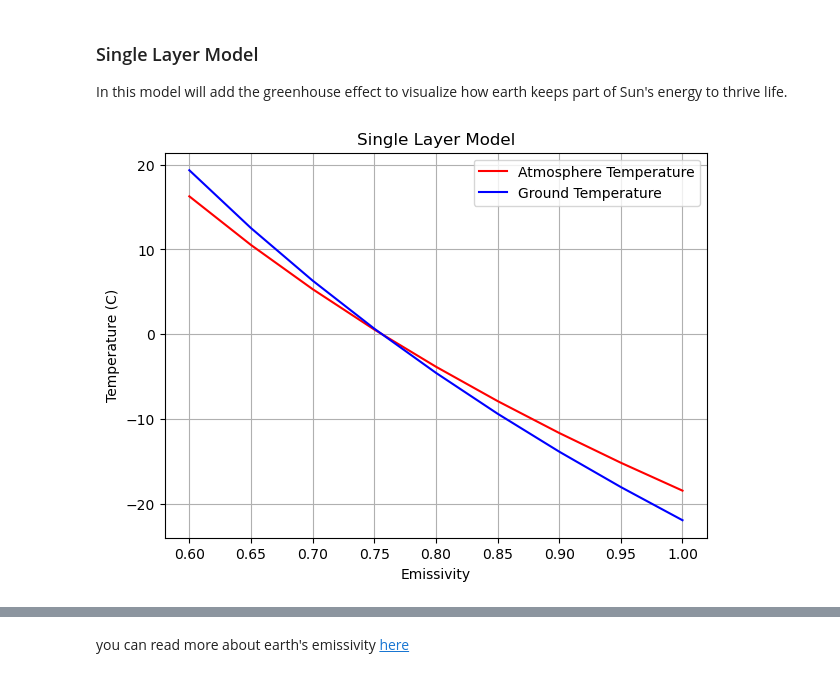
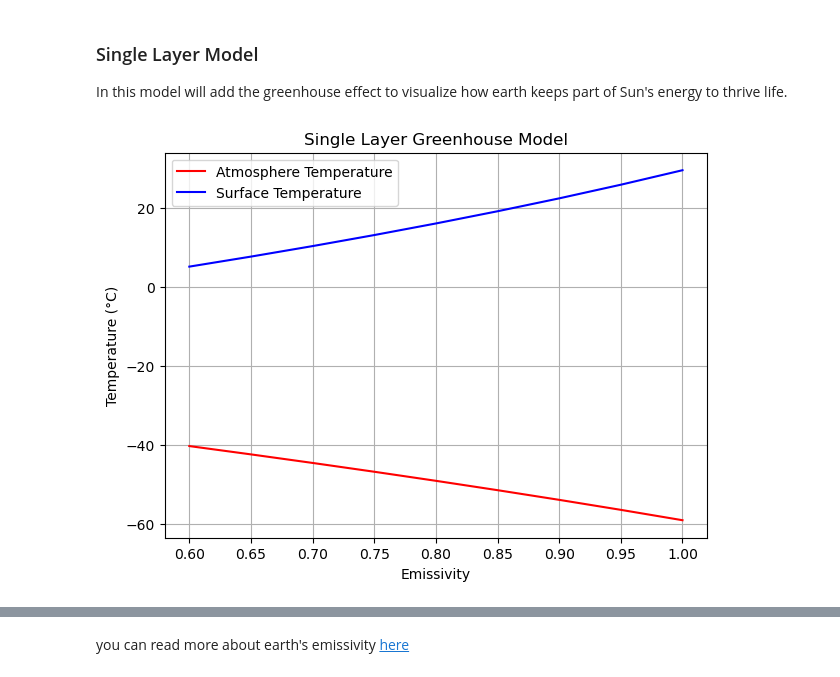
Before and after one commit to SysQuirrel/climexp, a Jupyter notebook: single_layer_model.ipynb, the cells around one changed output, grey strips where cells are left out. Drawn from its saved outputs; the diff is of its cells as text; code cells hidden in the pictures.

Commit message:
adding green house effects

```diff
--- a/single_layer_model.ipynb
+++ b/single_layer_model.ipynb
@@ -4,28 +4,38 @@ In this model will add the greenhouse effect to visualize how earth keeps part o
 # %%
 import numpy as np
 import matplotlib.pyplot as plt
 
 sigma = 5.670374419e-8
 I = 1361
-e = np.arange(0.6, 1.05, 0.05) #read the NASA blog on earth's emissivity below
+e = np.arange(0.6, 1.05, 0.05, dtype=np.float32) #read the NASA blog on earth's emissivity below
 # don't worry about the 1.05 value, it's there so that we can get the emissivity of 1.0
 # read this https://stackoverflow.com/a/65893961 for better understanding
 alpha = 0.3
 
 def single_layer_model(e):
-    t_atmosphere = ((1-alpha)*I/(e*sigma*4))**(1/4) - 273
-    t_ground = t_atmosphere*(2**(1/4))
+    # Effective emission temperature from TOA balance
+    T_eff = ((1-alpha)*I/(sigma*4))**(1/4)
+
+    # For single layer with emissivity e:
+    # Surface temperature
+    t_surface = T_eff * (2/(2-e))**(1/4)
+
+    # Atmospheric temperature
+    t_atmosphere = T_eff * ((2-e)/2)**(1/4)
+
+    # Convert to Celsius
+    t_surface_C = t_surface - 273.15
+    t_atmosphere_C = t_atmosphere - 273.15
 
     plt.figure(figsize=(7,5))
-    plt.plot(e, t_atmosphere, color='red', label='Atmosphere Temperature')
-    plt.plot(e, t_ground, color='blue', label='Ground Temperature')
+    plt.plot(e, t_atmosphere_C, color='red', label='Atmosphere Temperature')
+    plt.plot(e, t_surface_C, color='blue', label='Surface Temperature')
     plt.xlabel('Emissivity')
-    plt.ylabel('Temperature (C)')
-    plt.title('Single Layer Model')
+    plt.ylabel('Temperature (°C)')
+    plt.title('Single Layer Greenhouse Model')
     plt.legend()
     plt.grid(True)
     plt.show()
-
 single_layer_model(e)
 # %% [output]
-[figure, old version]
+[figure, new version]
```
Also changed, not shown: parts of 1 cell of this notebook.
